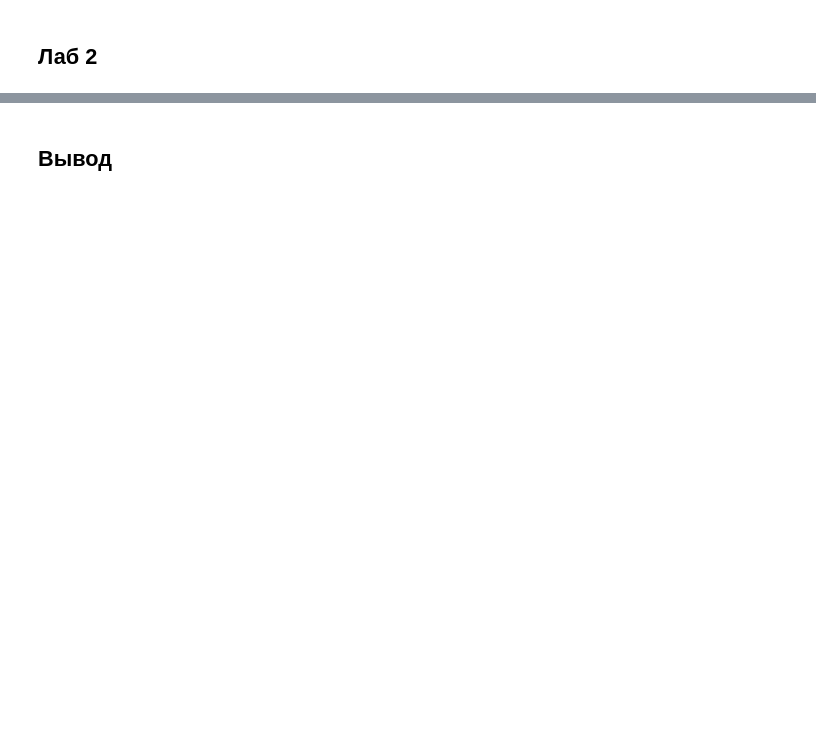
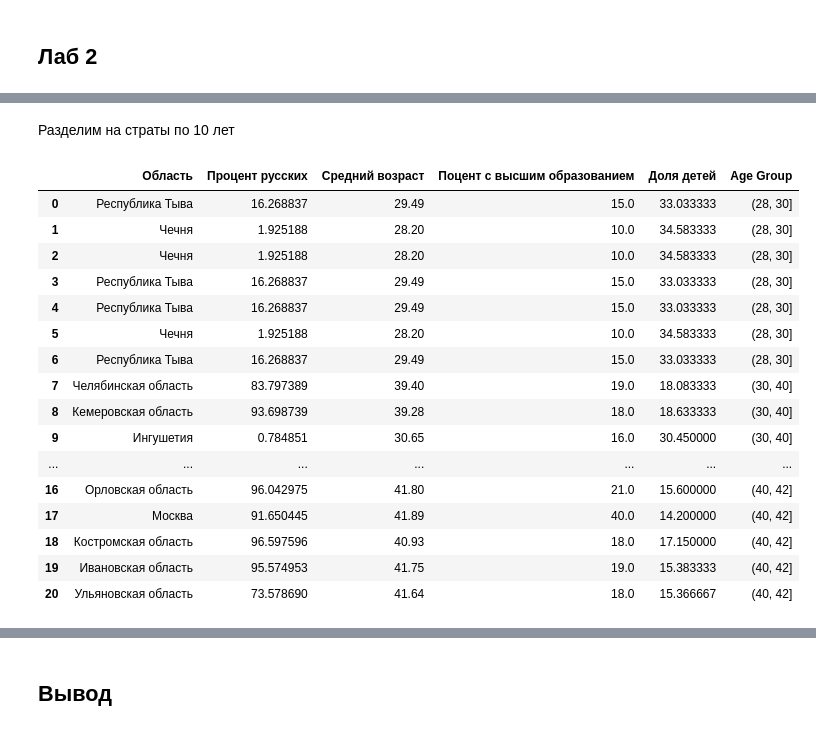
Before and after one commit to Aleshka5/Theory-of-Probability, a Jupyter notebook: research.ipynb, the cells around one changed output, grey strips where cells are left out. Saved outputs shown, nothing was run; the diff lists cells and outputs as text; code cells hidden in the pictures; blank space fills up the shorter version.

```diff
--- a/research.ipynb
+++ b/research.ipynb
@@ -181,0 +203,29 @@ plt.show()
+# %% [markdown]
+Разделим на страты по 10 лет
+# %%
+bins = [28, 30, 40, 42]
+df['Age Group'] = pd.cut(df['Средний возраст'], bins=bins)
+
+# Стратифицированная выборка по возрастным группам
+stratified_sample = df.groupby('Age Group').apply(lambda x: x.sample(n=7, replace=True, random_state=2)).reset_index(drop=True)
+
+# Печать результата
+stratified_sample
+# %% [output]
+|  | Область | Процент русских | Средний возраст | Поцент с высшим образованием | Доля детей | Age Group |
+| 0 | Республика Тыва | 16.268837 | 29.49 | 15.0 | 33.033333 | (28, 30] |
+| 1 | Чечня | 1.925188 | 28.20 | 10.0 | 34.583333 | (28, 30] |
+| 2 | Чечня | 1.925188 | 28.20 | 10.0 | 34.583333 | (28, 30] |
+| 3 | Республика Тыва | 16.268837 | 29.49 | 15.0 | 33.033333 | (28, 30] |
+| 4 | Республика Тыва | 16.268837 | 29.49 | 15.0 | 33.033333 | (28, 30] |
+| 5 | Чечня | 1.925188 | 28.20 | 10.0 | 34.583333 | (28, 30] |
+| 6 | Республика Тыва | 16.268837 | 29.49 | 15.0 | 33.033333 | (28, 30] |
+| 7 | Челябинская область | 83.797389 | 39.40 | 19.0 | 18.083333 | (30, 40] |
+| 8 | Кемеровская область | 93.698739 | 39.28 | 18.0 | 18.633333 | (30, 40] |
+| 9 | Ингушетия | 0.784851 | 30.65 | 16.0 | 30.450000 | (30, 40] |
+| ... | ... | ... | ... | ... | ... | ... |
+| 16 | Орловская область | 96.042975 | 41.80 | 21.0 | 15.600000 | (40, 42] |
+| 17 | Москва | 91.650445 | 41.89 | 40.0 | 14.200000 | (40, 42] |
+| 18 | Костромская область | 96.597596 | 40.93 | 18.0 | 17.150000 | (40, 42] |
+| 19 | Ивановская область | 95.574953 | 41.75 | 19.0 | 15.383333 | (40, 42] |
+| 20 | Ульяновская область | 73.578690 | 41.64 | 18.0 | 15.366667 | (40, 42] |
```
Also changed, not shown: parts of 43 cells of this notebook, 11 other files.
